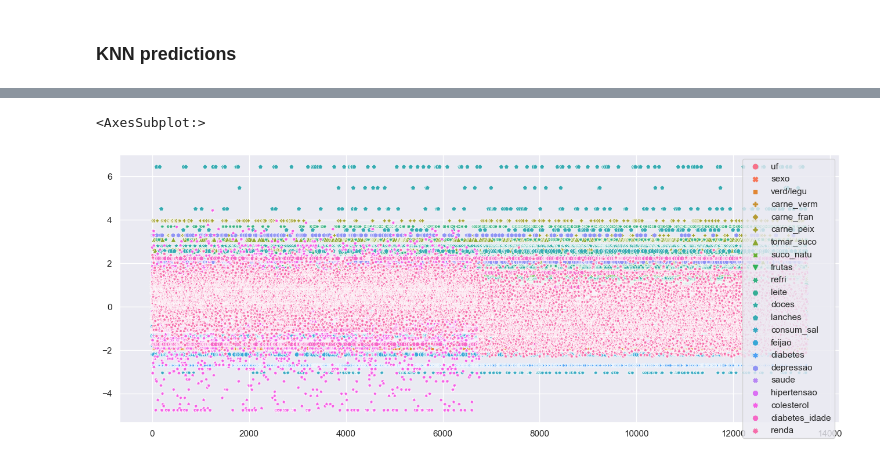
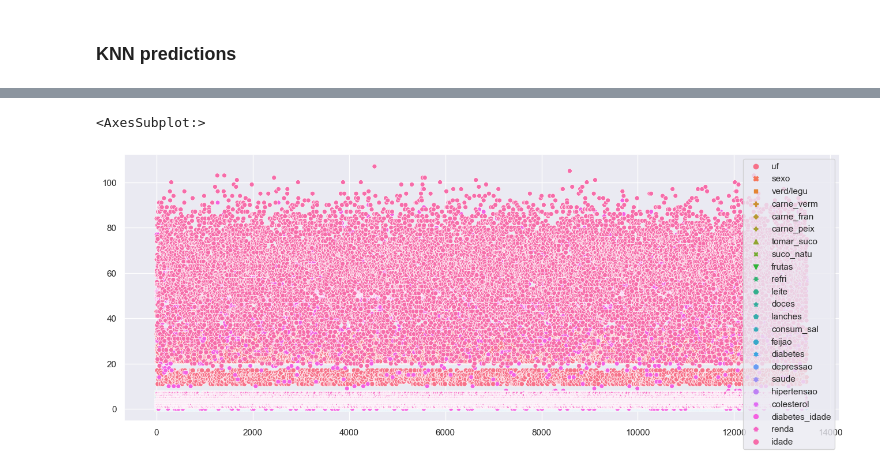
Before and after one commit to ArataKamikaze/DataScience_Class, a Jupyter notebook: data_cleaningv3.ipynb, the cells around one changed output, grey strips where cells are left out. Drawn from its saved outputs; the diff is of its cells as text; code cells hidden in the pictures.

```diff
--- a/data_cleaningv3.ipynb
+++ b/data_cleaningv3.ipynb
@@ -678,5 +701,5 @@ Acurácia: 0.8771583621114948
 # %%
-sns.scatterplot(data = df_feat)
+sns.scatterplot(data = df)
 # %% [output]
 <AxesSubplot:>
-[figure, old version]
+[figure, new version]
```
Also changed, not shown: parts of 26 cells of this notebook, 2 other files.
